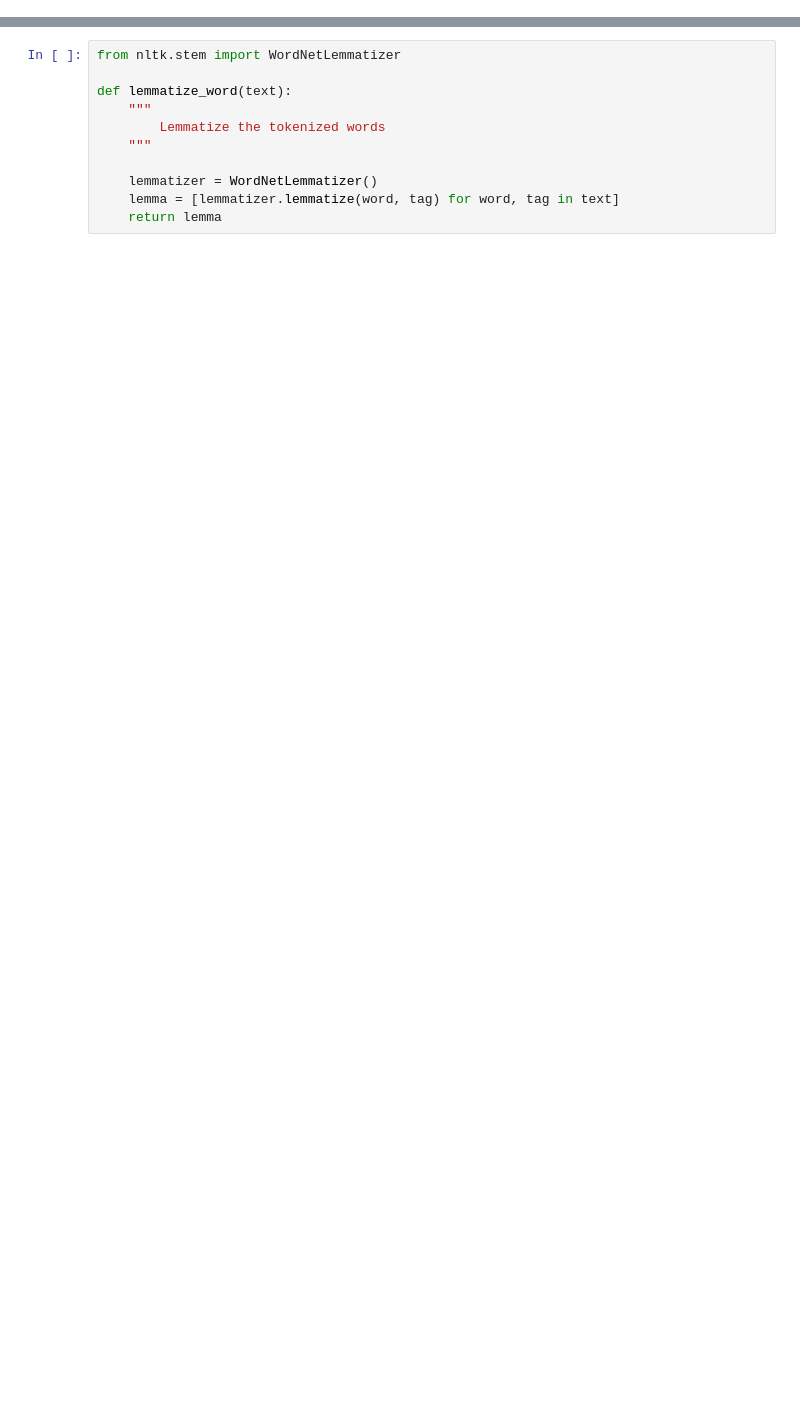
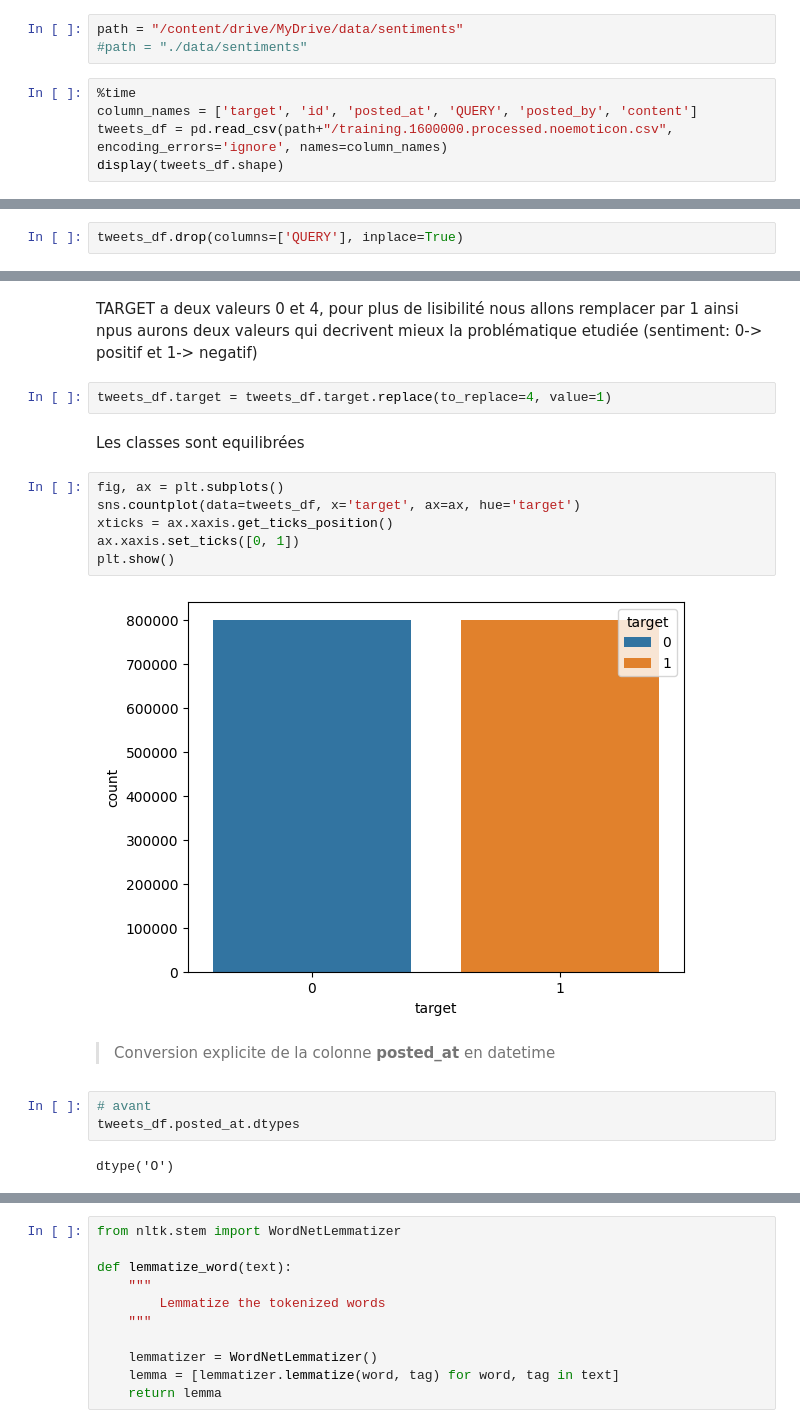
Before and after one commit to amadousysada/Sentiment-Analysis, a Jupyter notebook: notebooks/p7_01_exploration_preprocessing_and_feature_extraction.ipynb, the cells around one changed output, grey strips where cells are left out. Cells and saved outputs as stored; diff of their text form; blank space fills up the shorter version.

```diff
--- a/notebooks/p7_01_exploration_preprocessing_and_feature_extraction.ipynb
+++ b/notebooks/p7_01_exploration_preprocessing_and_feature_extraction.ipynb
@@ -921,0 +63,8 @@ For example, the "good", "better" or "best" is lemmatized into good and the verb
+# %%
+path = "/content/drive/MyDrive/data/sentiments"
+#path = "./data/sentiments"
+# %%
+%time
+column_names = ['target', 'id', 'posted_at', 'QUERY', 'posted_by', 'content']
+tweets_df = pd.read_csv(path+"/training.1600000.processed.noemoticon.csv", encoding_errors='ignore', names=column_names)
+display(tweets_df.shape)
@@ -921,0 +124,2 @@ For example, the "good", "better" or "best" is lemmatized into good and the verb
+# %%
+tweets_df.drop(columns=['QUERY'], inplace=True)
@@ -921,0 +143,21 @@ For example, the "good", "better" or "best" is lemmatized into good and the verb
+# %% [markdown]
+TARGET a deux valeurs 0 et 4, pour plus de lisibilité nous allons remplacer par 1 ainsi npus aurons deux valeurs qui decrivent mieux la problématique etudiée (sentiment: 0-> positif et 1-> negatif)
+# %%
+tweets_df.target = tweets_df.target.replace(to_replace=4, value=1)
+# %% [markdown]
+Les classes sont equilibrées
+# %%
+fig, ax = plt.subplots()
+sns.countplot(data=tweets_df, x='target', ax=ax, hue='target')
+xticks = ax.xaxis.get_ticks_position()
+ax.xaxis.set_ticks([0, 1])
+plt.show()
+# %% [output]
+[figure, added]
+# %% [markdown]
+> Conversion explicite de la colonne **posted_at** en datetime
+# %%
+# avant
+tweets_df.posted_at.dtypes
+# %% [output]
+dtype('O')
```
Also changed, not shown: parts of 145 cells of this notebook.
